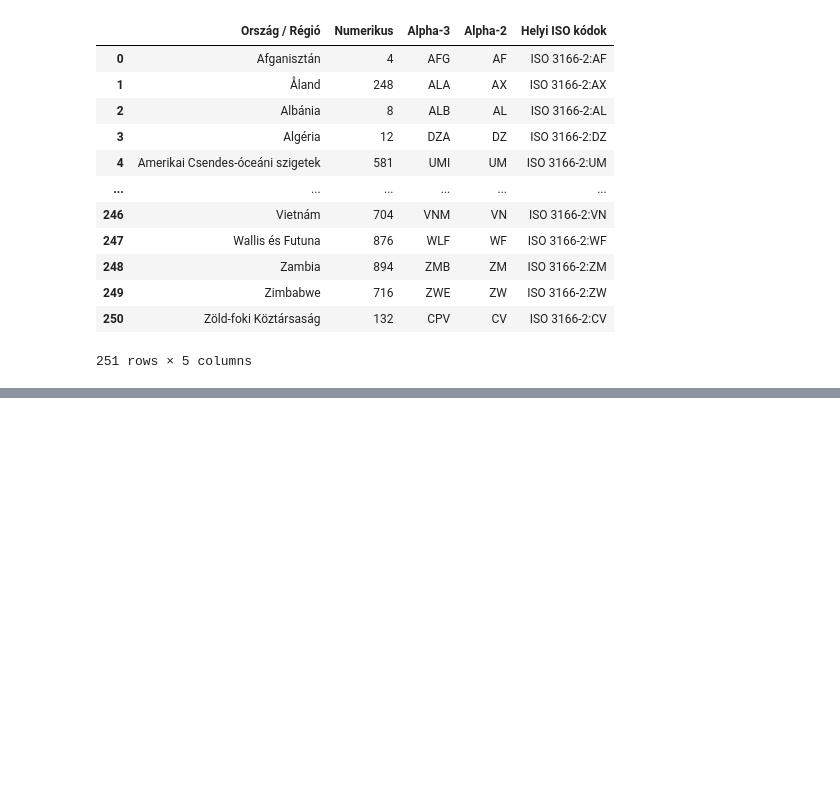
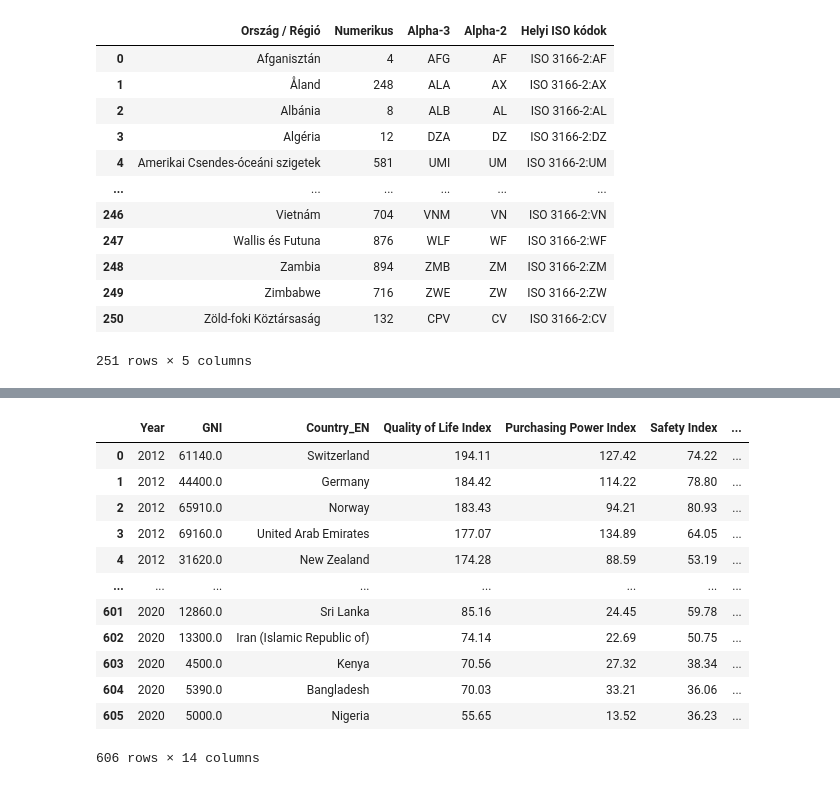
Before and after one commit to rockdonald2/WhereShouldIGoViz, a Jupyter notebook: normalizeData.ipynb, the cells around one changed output, grey strips where cells are left out. Cells and saved outputs as stored; diff of their text form; code cells hidden in the pictures; blank space fills up the shorter version.

```diff
--- a/normalizeData.ipynb
+++ b/normalizeData.ipynb
@@ -147,0 +216,18 @@ merged.to_json('normalized/normalized.json', orient='records')
+# %%
+merged
+
+# A GNI/fő utólag lett becserélve a GDP/fő helyett, ezért rendezetlenebb
+# %% [output]
+|  | Year | GNI | Country_EN | Quality of Life Index | Purchasing Power Index | Safety Index | ... |
+| 0 | 2012 | 61140.0 | Switzerland | 194.11 | 127.42 | 74.22 | ... |
+| 1 | 2012 | 44400.0 | Germany | 184.42 | 114.22 | 78.80 | ... |
+| 2 | 2012 | 65910.0 | Norway | 183.43 | 94.21 | 80.93 | ... |
+| 3 | 2012 | 69160.0 | United Arab Emirates | 177.07 | 134.89 | 64.05 | ... |
+| 4 | 2012 | 31620.0 | New Zealand | 174.28 | 88.59 | 53.19 | ... |
+| ... | ... | ... | ... | ... | ... | ... | ... |
+| 601 | 2020 | 12860.0 | Sri Lanka | 85.16 | 24.45 | 59.78 | ... |
+| 602 | 2020 | 13300.0 | Iran (Islamic Republic of) | 74.14 | 22.69 | 50.75 | ... |
+| 603 | 2020 | 4500.0 | Kenya | 70.56 | 27.32 | 38.34 | ... |
+| 604 | 2020 | 5390.0 | Bangladesh | 70.03 | 33.21 | 36.06 | ... |
+| 605 | 2020 | 5000.0 | Nigeria | 55.65 | 13.52 | 36.23 | ... |
+606 rows × 14 columns
```
Also changed, not shown: parts of 8 cells of this notebook, 9 other files.
